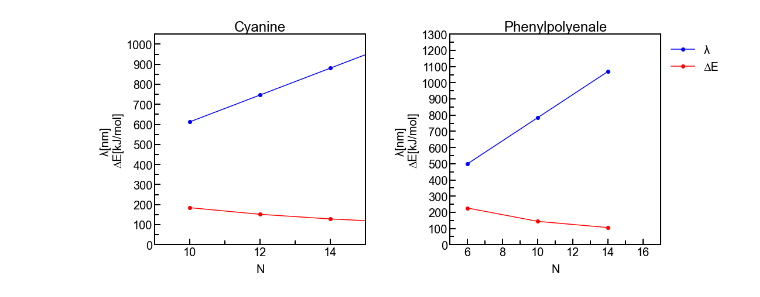
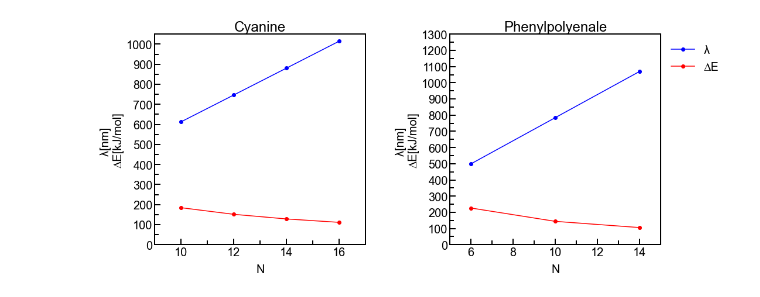
Before and after one commit to SamuelWechsler/HOMO-LUMO, a Jupyter notebook: Berechnung_Lambda_Delta_E.ipynb, the cells around one changed output. Saved outputs shown, nothing was run; the diff lists cells and outputs as text; code cells hidden in the pictures.

```diff
--- a/Berechnung_Lambda_Delta_E.ipynb
+++ b/Berechnung_Lambda_Delta_E.ipynb
@@ -68,7 +68,7 @@ ax.xaxis.set_minor_locator(mpl.ticker.MultipleLocator(1))
 ax.yaxis.set_major_locator(mpl.ticker.MultipleLocator(100))
 ax.yaxis.set_minor_locator(mpl.ticker.MultipleLocator(50))
 
-ax.set_xlim(9, 15)
+ax.set_xlim(9, 17)
 ax.set_ylim(0, 1050)
 
 
@@ -114,35 +114,35 @@ ax1.xaxis.set_minor_locator(mpl.ticker.MultipleLocator(1))
 ax1.yaxis.set_major_locator(mpl.ticker.MultipleLocator(100))
 ax1.yaxis.set_minor_locator(mpl.ticker.MultipleLocator(50))
 
-ax1.set_xlim(5, 17)
+ax1.set_xlim(5, 15)
 ax1.set_ylim(0, 1300)
 
 
 
 # N = z   ; Lambda(d, N, z)
 
 N_P = [6, 10, 14]
 z_P = [6, 10, 14]
 
 x_P = [6, 10, 14]
 results_P_lambda = []
 results_P_delta_E = []
 
 for i in range(len(N_P)):
 
     results_P_lambda.append(Lambda(143, N_P[i], z_P[i]))
     results_P_delta_E.append(delta_E(143, N_P[i], z_P[i]))
 
 ax1.plot(x_P, results_P_lambda, color = 'blue', marker = "o", label = 'λ')
 ax1.plot(x_P, results_P_delta_E, color = 'red', marker = "o", label = '∆E')
 
 ax1.set_xlabel('N', labelpad = 10)
 ax1.set_ylabel('λ[nm] \n∆E[kJ/mol]')
 
 ax1.set_title('Phenylpolyenale')
 
 ax1.legend(bbox_to_anchor=(1, 1), loc=2, frameon=False, fontsize=20)
 
 plt.savefig('/Users/samuelwechsler/OneDrive - Gymnasium Neufeld/Chemieprojekt/Cyanid_Phenylpolyenale.pdf', transparent=False, bbox_inches='tight')
 # %% [output]
-[figure, old version]
+[figure, new version]
```
